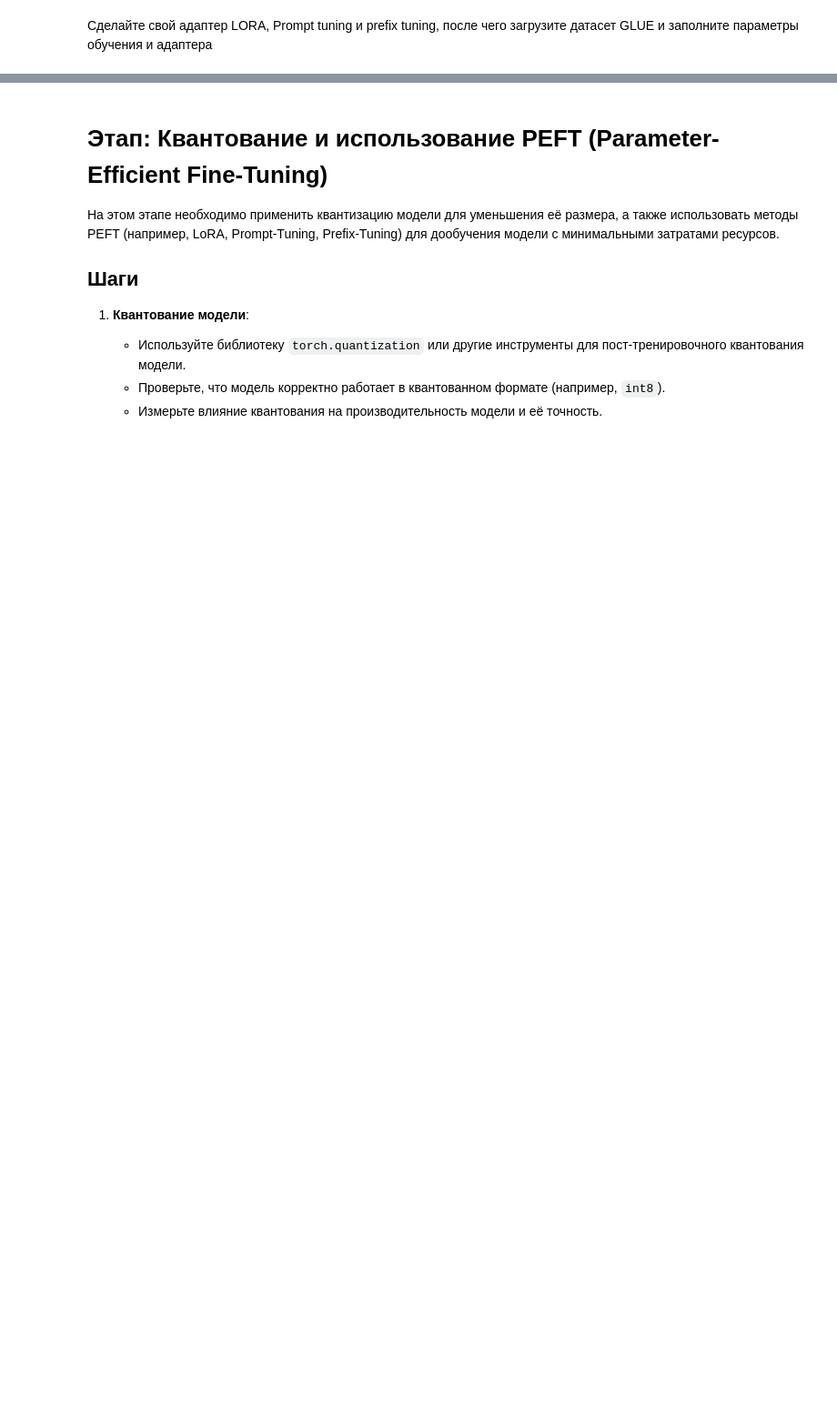
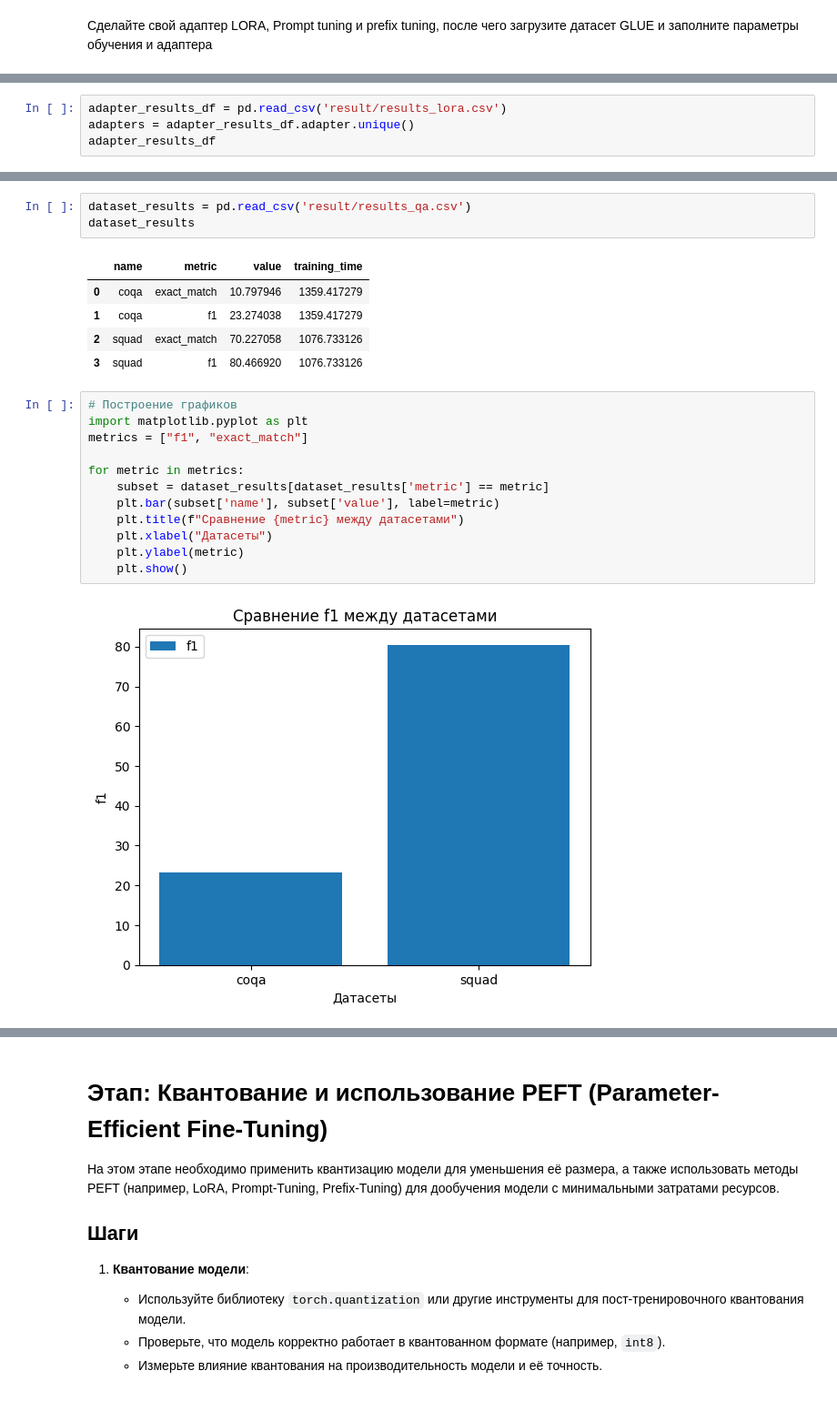
Before and after one commit to petrov1c/mfti_llm_hw01, a Jupyter notebook: hw_llm.ipynb, the cells around one changed output, grey strips where cells are left out. Shown: that part at 91% size. Saved outputs shown, nothing was run; the diff lists cells and outputs as text; blank space fills up the shorter version.

```diff
--- a/hw_llm.ipynb
+++ b/hw_llm.ipynb
@@ -485,0 +525,4 @@ print("Результат Prefix Tuning:", output)
+# %%
+adapter_results_df = pd.read_csv('result/results_lora.csv')
+adapters = adapter_results_df.adapter.unique()
+adapter_results_df
@@ -611,0 +689,23 @@ train_and_evaluate(model, tokenizer, train_dataset, eval_dataset)
+# %%
+dataset_results = pd.read_csv('result/results_qa.csv')
+dataset_results
+# %% [output]
+|  | name | metric | value | training_time |
+| 0 | coqa | exact_match | 10.797946 | 1359.417279 |
+| 1 | coqa | f1 | 23.274038 | 1359.417279 |
+| 2 | squad | exact_match | 70.227058 | 1076.733126 |
+| 3 | squad | f1 | 80.466920 | 1076.733126 |
+# %%
+# Построение графиков
+import matplotlib.pyplot as plt
+metrics = ["f1", "exact_match"]
+
+for metric in metrics:
+    subset = dataset_results[dataset_results['metric'] == metric]
+    plt.bar(subset['name'], subset['value'], label=metric)
+    plt.title(f"Сравнение {metric} между датасетами")
+    plt.xlabel("Датасеты")
+    plt.ylabel(metric)
+    plt.show()
+# %% [output]
+[figure, added]
```
Also changed, not shown: parts of 23 cells of this notebook.
